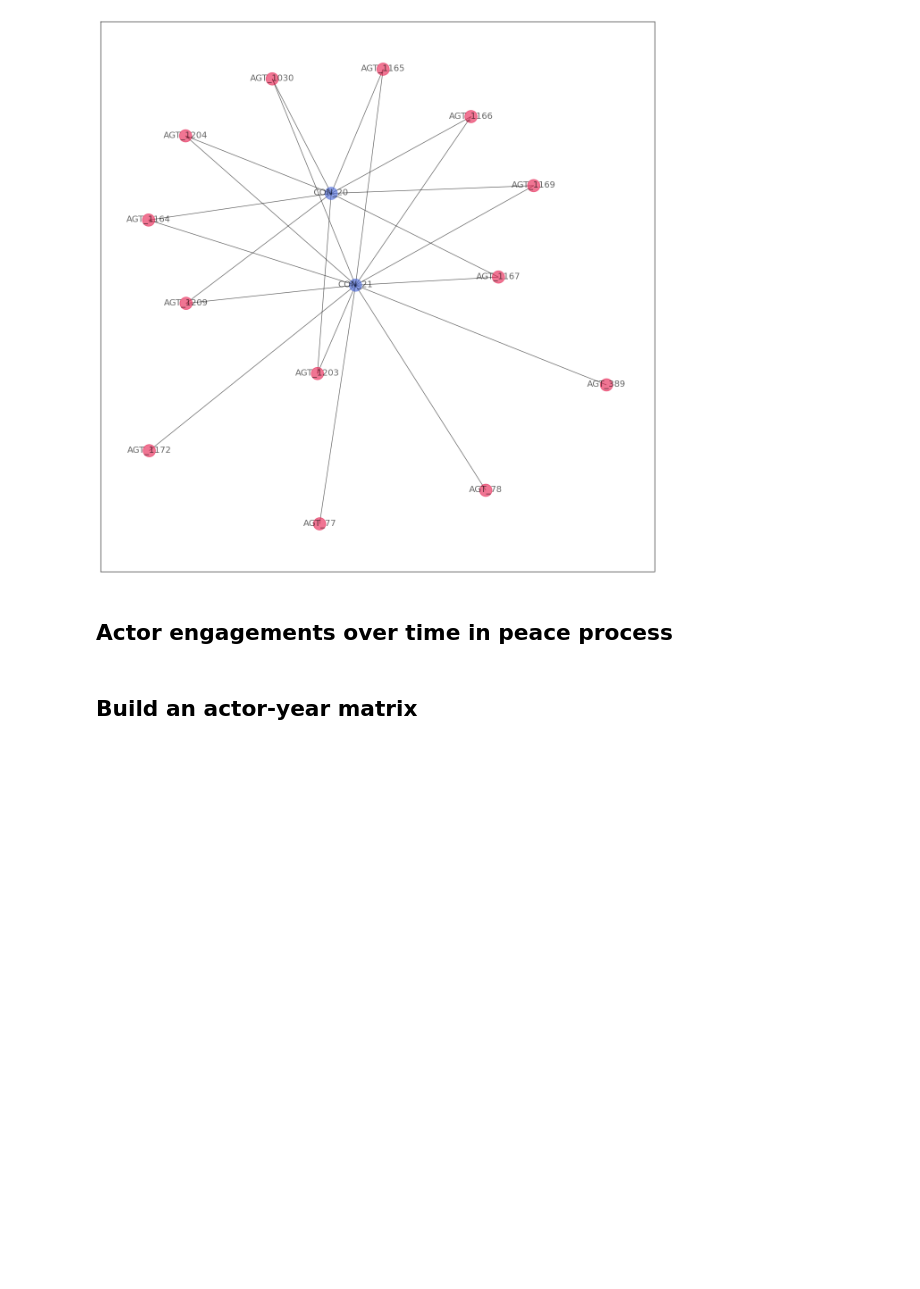
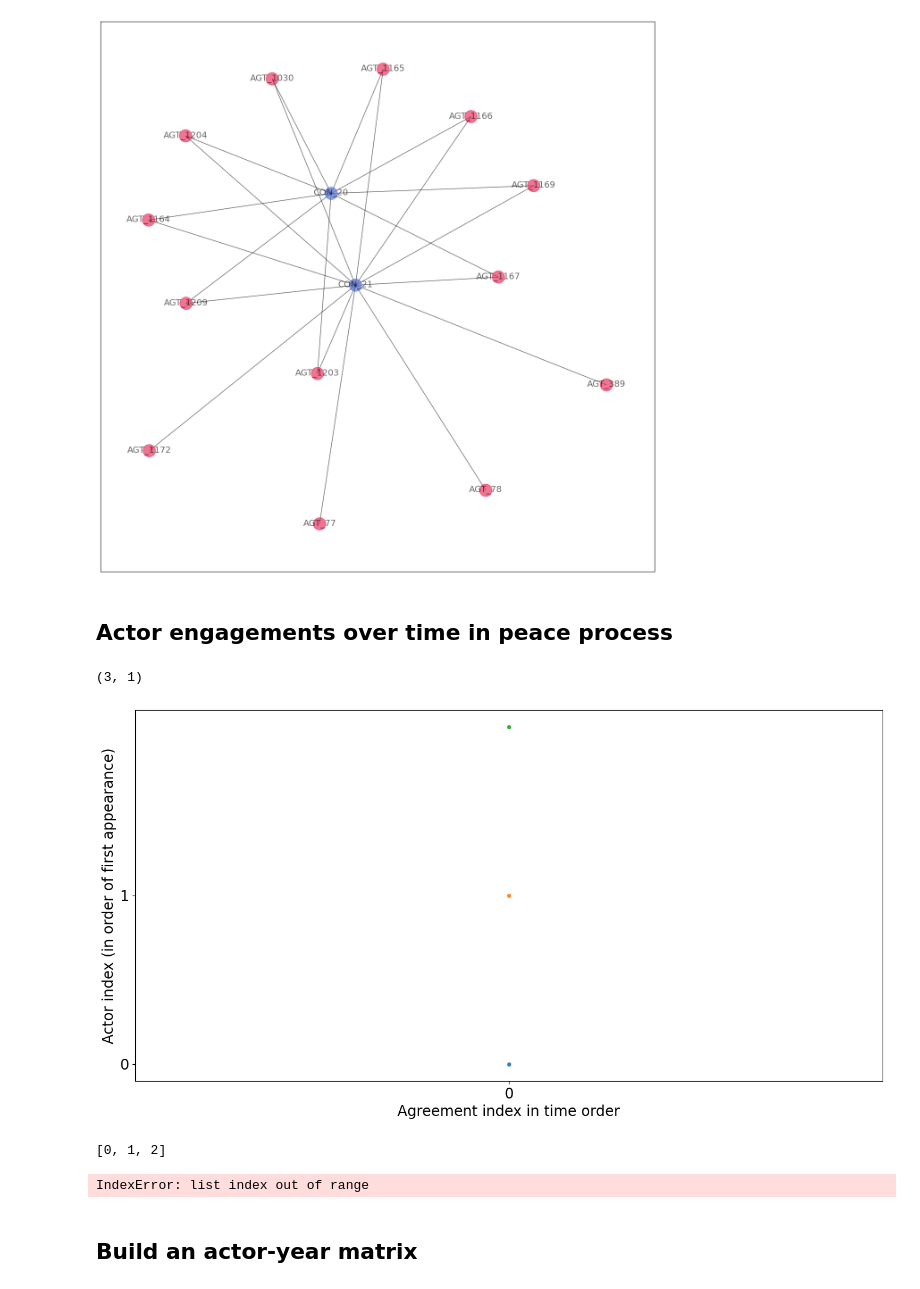
Before and after one commit to roybgardner/agreements-actors, a Jupyter notebook: signatories_streamlit.ipynb, the cells around one changed output. Cells and saved outputs as stored; diff of their text form; code cells hidden in the pictures; blank space fills up the shorter version.

```diff
--- a/signatories_streamlit.ipynb
+++ b/signatories_streamlit.ipynb
@@ -124,36 +126,45 @@ ordered_matrix = []
 for t in t_list:
     ordered_matrix.append(pp_data_dict['pp_matrix'][t[0]])
 
 ordered_matrix = np.array(ordered_matrix)
 # Put actors in rows
 ordered_matrix = ordered_matrix.T
 
+print(ordered_matrix.shape)
+
 # Now order actors by first appearance in process
 row_indices = []
 for i,row in enumerate(ordered_matrix):
     where = np.where(row==1)
     v = 0
     if len(where[0]) > 0:
         v = where[0][0]
     row_indices.append((i,v))
 sorted_row_indices = [t[0] for t in sorted(row_indices,key=lambda t:t[1])]
 
 sorted_matrix = ordered_matrix[np.ix_(sorted_row_indices)]
 
 f = plt.figure(figsize=(16,8))
 for i,row in enumerate(sorted_matrix):
     x = [j for j,x in enumerate(row) if x > 0]
     y = [i]*len(x)
-    plt.scatter(x,y,alpha=0.9,linewidth=0.5,s=10)
+    plt.scatter(x,y,alpha=0.9,linewidth=0.5,s=20)
     plt.plot(x,y,alpha=0.9,linewidth=0.5)
-plt.xticks(fontsize='xx-large')
-plt.yticks(fontsize='xx-large')
+xint = range(0, sorted_matrix.shape[1])
+plt.xticks(xint,fontsize='xx-large')
+yint = range(0, math.ceil(np.amax(sorted_matrix))+1)
+plt.yticks(yint,fontsize='xx-large')
 plt.ylabel('Actor index (in order of first appearance)',fontsize='xx-large')
 plt.xlabel('Agreement index in time order',fontsize='xx-large')
 plt.show()
 
 print(sorted_row_indices)
 print(data_dict['vertices_dict'][pp_data_dict['pp_actor_ids'][4]][5])
+# %% [output]
+(3, 1)
+[figure, added]
+[0, 1, 2]
+IndexError: list index out of range
 # %% [markdown]
 ## Build an actor-year matrix
 # %%
```
Also changed, not shown: parts of 1 cell of this notebook, 1 other file.
